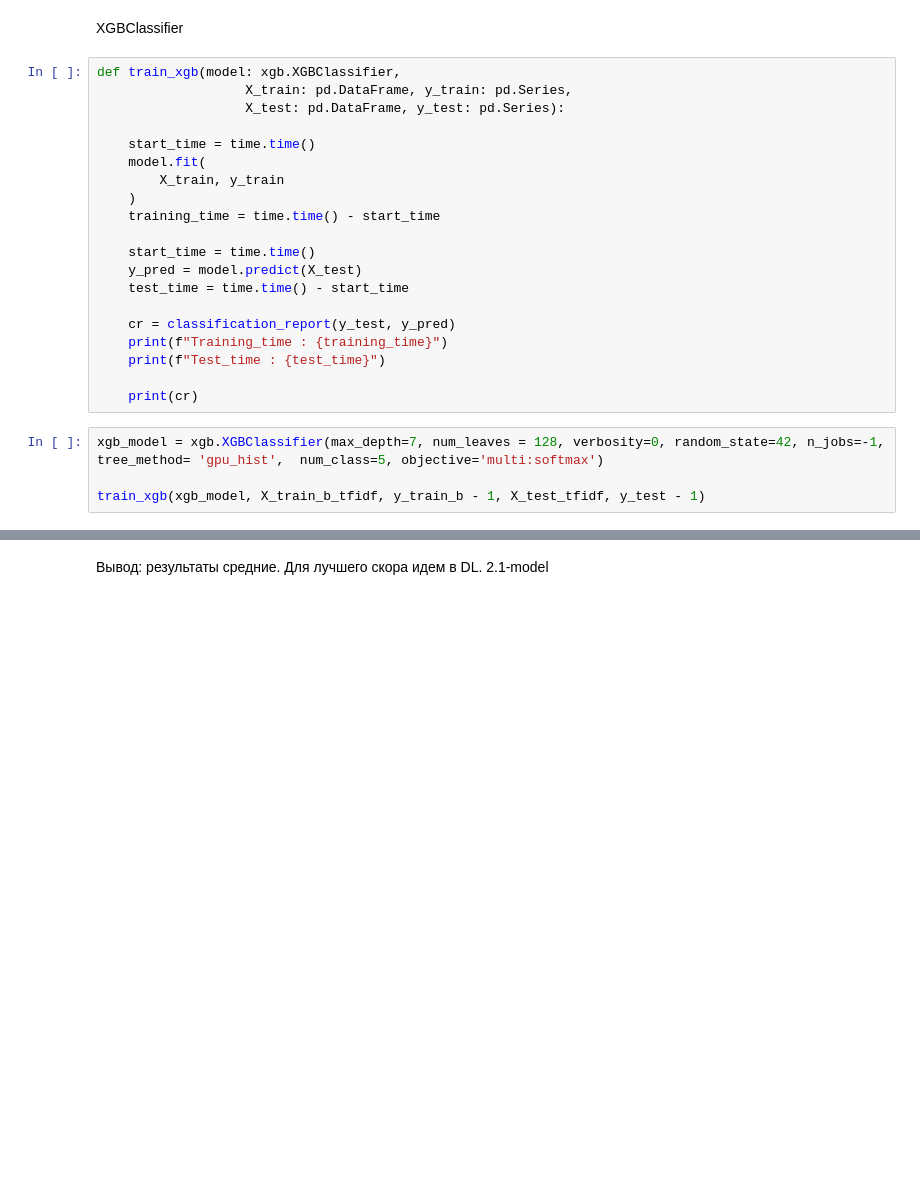
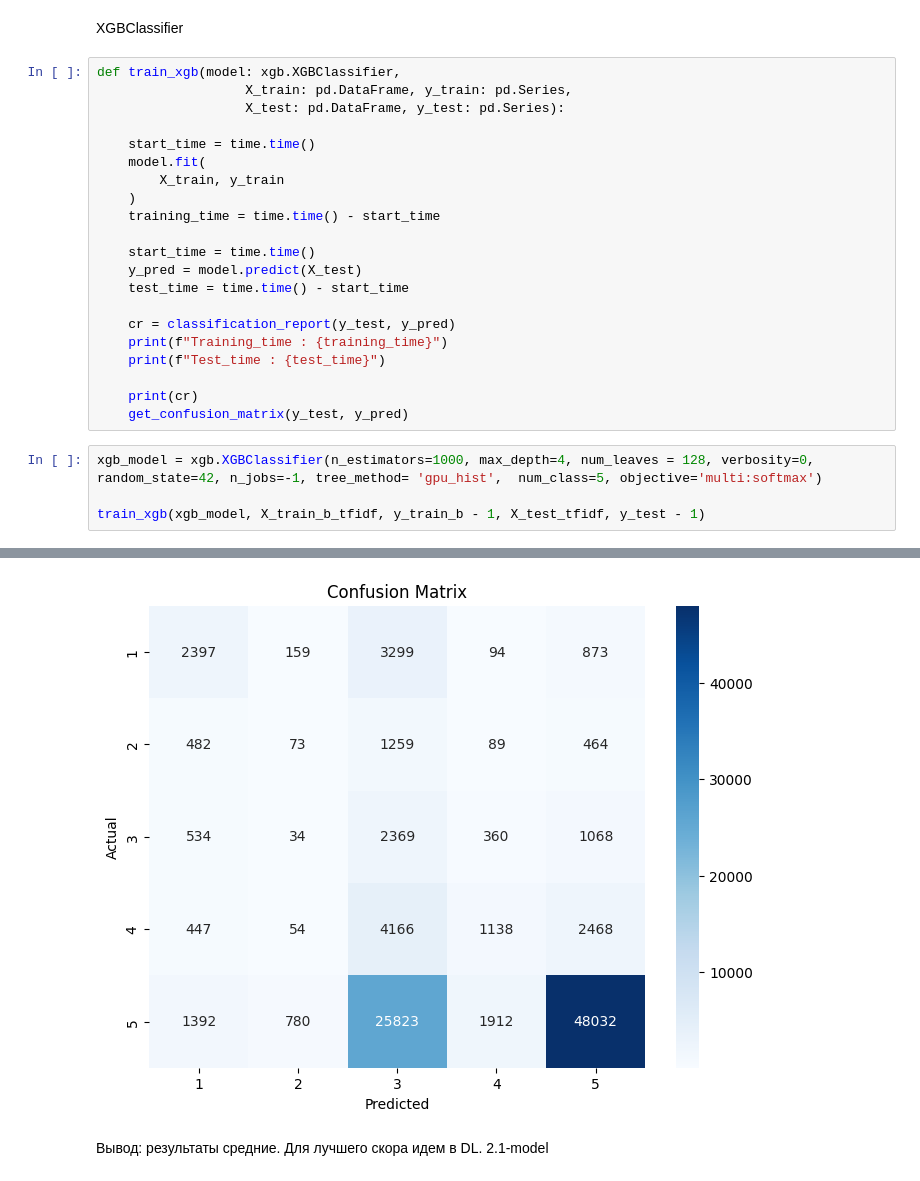
Before and after one commit to anpilove/Sentiment-analysis-Yandex-reviews, a Jupyter notebook: notebooks/2.0-models.ipynb, the cells around one changed output, grey strips where cells are left out. Cells and saved outputs as stored; diff of their text form; blank space fills up the shorter version.

```diff
--- a/notebooks/2.0-models.ipynb
+++ b/notebooks/2.0-models.ipynb
@@ -522,8 +470,9 @@ def train_xgb(model: xgb.XGBClassifier,
     print(f"Test_time : {test_time}")
 
     print(cr)
+    get_confusion_matrix(y_test, y_pred)
 # %%
-xgb_model = xgb.XGBClassifier(max_depth=7, num_leaves = 128, verbosity=0, random_state=42, n_jobs=-1, tree_method= 'gpu_hist',  num_class=5, objective='multi:softmax')
+xgb_model = xgb.XGBClassifier(n_estimators=1000, max_depth=4, num_leaves = 128, verbosity=0, random_state=42, n_jobs=-1, tree_method= 'gpu_hist',  num_class=5, objective='multi:softmax')
 
 train_xgb(xgb_model, X_train_b_tfidf, y_train_b - 1, X_test_tfidf, y_test - 1)
 # %% [output]
@@ -543,3 +492,4 @@ weighted avg       0.75      0.07      0.04     99766
+[figure, added]
 # %% [markdown]
 Вывод: результаты средние. Для лучшего скора идем в DL. 2.1-model
 # %% [markdown]
```
Also changed, not shown: parts of 19 cells of this notebook.
